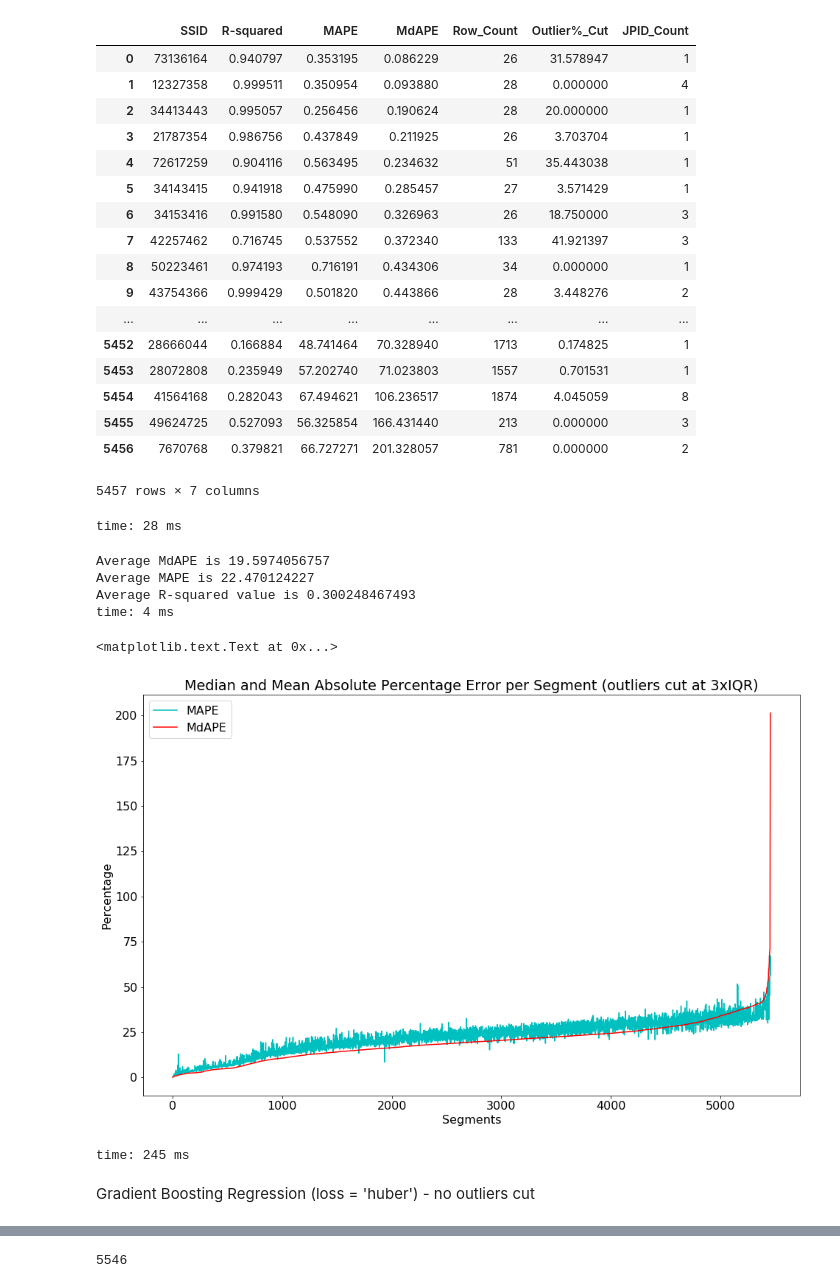
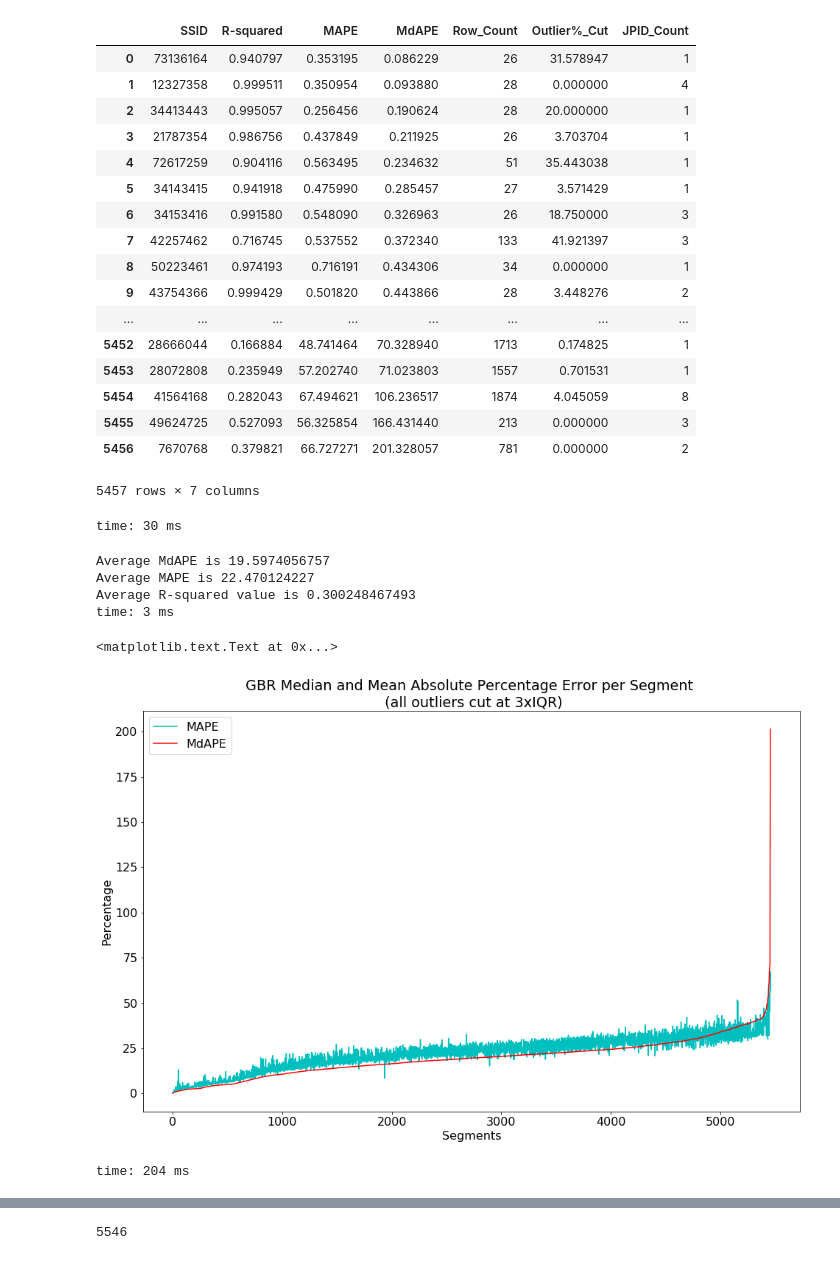
Before and after one commit to fuchsiana/Team10_DublinBusProject, a Jupyter notebook: project/Final_Model_Production+Results/model_results_charts_and_averages.ipynb, the cells around one changed output, grey strips where cells are left out. Cells and saved outputs as stored; diff of their text form; code cells hidden in the pictures.

```diff
--- a/project/Final_Model_Production+Results/model_results_charts_and_averages.ipynb
+++ b/project/Final_Model_Production+Results/model_results_charts_and_averages.ipynb
@@ -18,0 +106,12 @@ from sklearn.cross_validation import train_test_split
+# %%
+fig = plt.figure(figsize=(16,10))
+plt.rc('font', size=16)
+ax = fig.add_subplot(111)
+
+ax.plot(gbr_noc.MAPE, label='MAPE', color='c')
+ax.plot(gbr_noc.MdAPE, label='MdAPE', color='r')
+
+ax.set_title('GBR Median and Mean Absolute Percentage Error per Segment \n (no outliers cut)')
+ax.legend(loc='upper left')
+ax.set_ylabel('Percentage')
+ax.set_xlabel('Segments')
@@ -21,5 +125,5 @@ Gradient Boosting Regression (loss = 'huber') - outliers cut at 3xIQR
 # %%
-gbroc = pd.read_csv('model_results_GBR_outliers_cut.csv')
+gbroc = pd.read_csv('model_results_GBR_3xIQR_outliers_cut.csv')
 gbroc.shape[0]
 # %% [output]
 5544
@@ -88,7 +192,7 @@ gbroc
 | 5455 | 49624725 | 0.527093 | 56.325854 | 166.431440 | 213 | 0.000000 | 3 |
 | 5456 | 7670768 | 0.379821 | 66.727271 | 201.328057 | 781 | 0.000000 | 2 |
 5457 rows × 7 columns
-time: 28 ms
+time: 30 ms
 # %%
 print ("Average MdAPE is", gbroc.MdAPE.mean())
 print ("Average MAPE is", gbroc.MAPE.mean())
@@ -97,22 +201,20 @@ print ("Average R-squared value is", gbroc['R-squared'].mean())
 Average MdAPE is 19.5974056757
 Average MAPE is 22.470124227
 Average R-squared value is 0.300248467493
-time: 4 ms
+time: 3 ms
 # %%
-fig = plt.figure(figsize=(16,10))
+fig0 = plt.figure(figsize=(16,10))
 plt.rc('font', size=16)
-ax = fig.add_subplot(111)
+ax0 = fig0.add_subplot(111)
 
-ax.plot(gbroc.MAPE, label='MAPE', color='c')
-ax.plot(gbroc.MdAPE, label='MdAPE', color='r')
+ax0.plot(gbroc.MAPE, label='MAPE', color='c')
+ax0.plot(gbroc.MdAPE, label='MdAPE', color='r')
 
-ax.set_title('Median and Mean Absolute Percentage Error per Segment (outliers cut at 3xIQR)')
-ax.legend(loc='upper left')
-ax.set_ylabel('Percentage')
-ax.set_xlabel('Segments')
+ax0.set_title('GBR Median and Mean Absolute Percentage Error per Segment \n (all outliers cut at 3xIQR)')
+ax0.legend(loc='upper left')
+ax0.set_ylabel('Percentage')
+ax0.set_xlabel('Segments')
 # %% [output]
 <matplotlib.text.Text at 0x...>
-[figure, old version]
+[figure, new version]
-time: 245 ms
+time: 204 ms
-# %% [markdown]
-Gradient Boosting Regression (loss = 'huber') - no outliers cut
```
Also changed, not shown: parts of 52 cells of this notebook, 13 other files.
